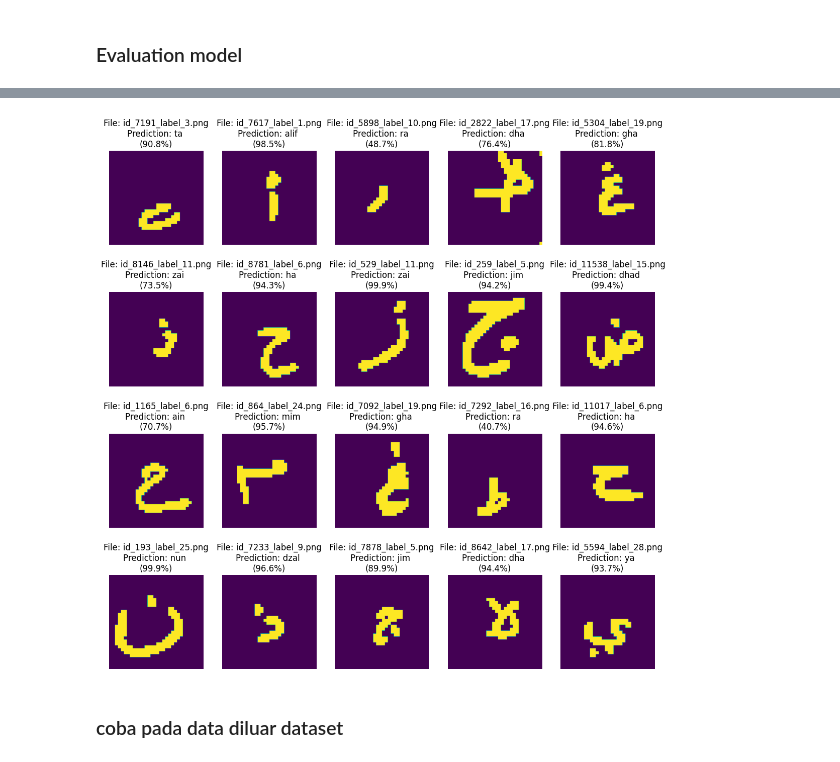
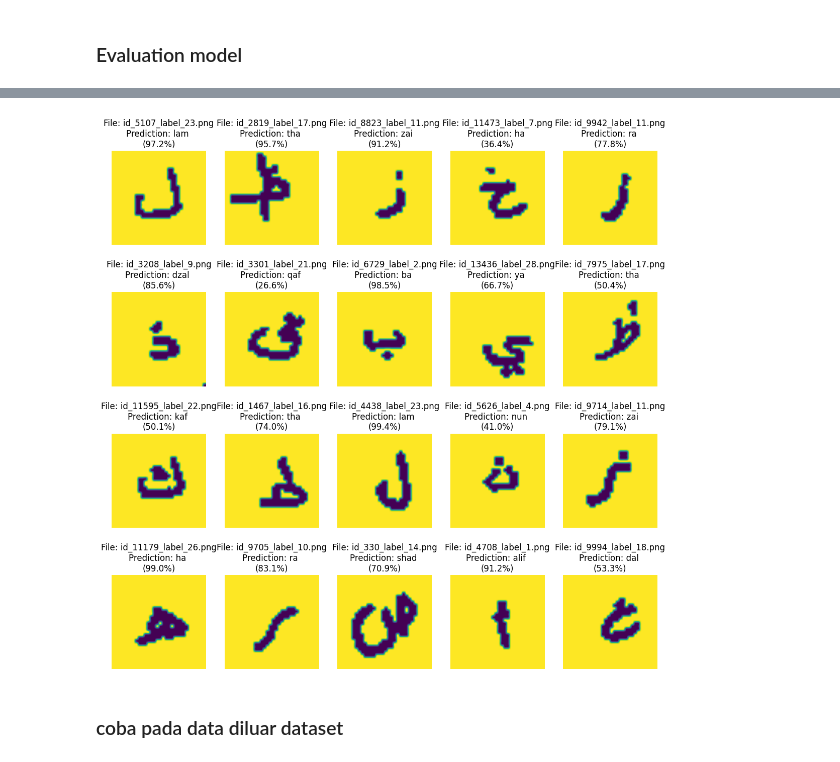
Before and after one commit to adilagagagah/KKN-HijaiyahCam, a Jupyter notebook: main2.ipynb, the cells around one changed output, grey strips where cells are left out. Cells and saved outputs as stored; diff of their text form; code cells hidden in the pictures.

Commit message:
menambahkan file ke 3 dengan metode berbeda

```diff
--- a/main2.ipynb
+++ b/main2.ipynb
@@ -37,7 +37,8 @@ file_list.sort(key=extract_id)
 
 for filename in file_list:
     img_path = os.path.join(source_folder, filename)
-    img = Image.open(img_path).convert('L')
+    img = Image.open(img_path)
+    img = ImageOps.invert(img).convert('L')
     img = img.resize((size, size))
     img_array = np.array(img)
     images_with_filenames.append((img_array, filename))
@@ -108,10 +109,14 @@ for filename in file_list:
         if not os.path.exists(label_folder):
             os.makedirs(label_folder)
 
-        # Menyalin file ke folder tujuan dengan nama file baru
+        # Memuat dan menginversi gambar
         src_path = os.path.join(source_folder, filename)
+        img = Image.open(src_path)
+        img = ImageOps.invert(img)
+
+        # Menyimpan gambar yang telah diubah ke folder tujuan dengan nama file baru
         dest_path = os.path.join(label_folder, f'id_{img_id}.png')
-        copy2(src_path, dest_path)
+        img.save(dest_path)
 # %% [markdown]
 ### Membuat model DeepLearning
 # %%
@@ -284,7 +285,8 @@ def load_images_from_folders(base_folder):
     return images, labels, class_names
 
 # Load the model
-model = load_model('model/model_37_0.79.h5')
+model = load_model('model/model_93_0.89.h5')
+#model = load_model('model/model_38_0.86.h5')
 
 # Path to the dataset folder
 base_folder = 'data/Data_Train_Images'
@@ -347,7 +349,10 @@ sample_files = random.sample(os.listdir(source_folder), sample_size)
 images = []
 for file in sample_files:
     img_path = os.path.join(source_folder, file)
-    img = load_img(img_path , color_mode='grayscale', target_size=(128,128))
+    img = Image.open(img_path)
+    img = ImageOps.invert(img)#.convert('L')
+    img = img.resize((size, size))
+    #img = load_img(img_path , color_mode='grayscale', target_size=(128,128))
     img_array = img_to_array(img) / 255.0  # Rescale gambar
     images.append(img_array)
 
@@ -376,4 +381,4 @@ plt.show()
-[figure, old version]
+[figure, new version]
 # %% [markdown]
 ### coba pada data diluar dataset
 # %%
```
Also changed, not shown: parts of 6 cells of this notebook, 2 other files.
